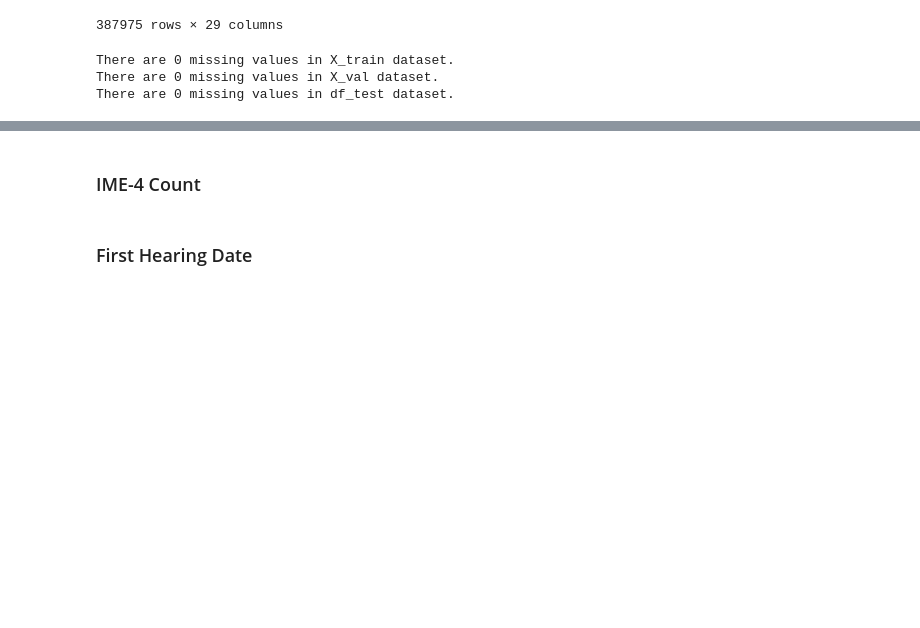
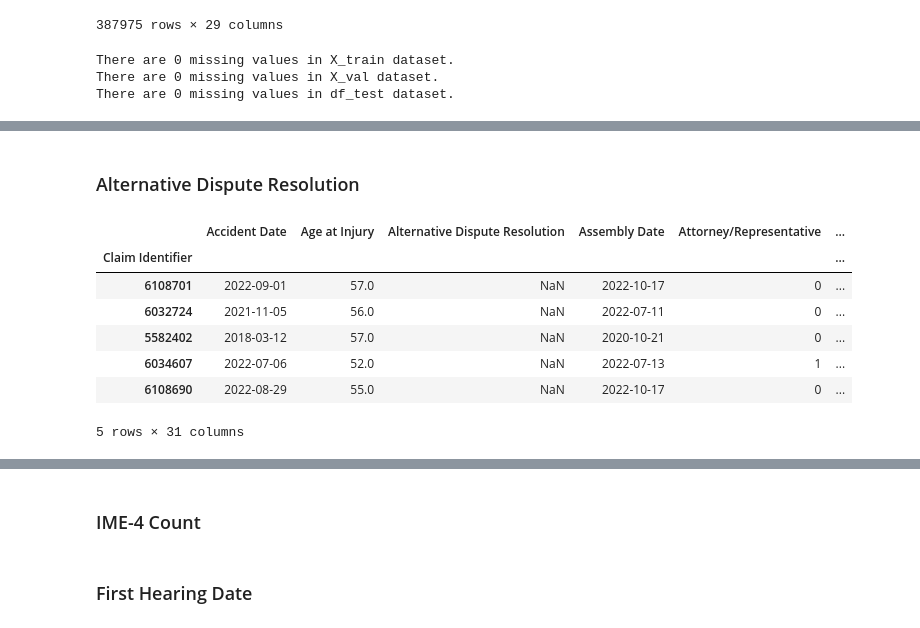
Before and after one commit to JoaoDargent/ML-Project, a Jupyter notebook: 2.DataPreprocess_Knn.ipynb, the cells around one changed output, grey strips where cells are left out. Drawn from its saved outputs; the diff is of its cells as text; code cells hidden in the pictures; blank space fills up the shorter version.

```diff
--- a/2.DataPreprocess_Knn.ipynb
+++ b/2.DataPreprocess_Knn.ipynb
@@ -1228,7 +1291,13 @@ Since there are no critical target variables with a significant amount of rows a
 # %%
 #Filter out the IME-4 Count outliers
 
-X_train = X_train[~X_train.index.isin(ime_outliers.index)]
+X_train = X_train[~X_train.index.isin(ime_outliers_train.index)]
+y_train = y_train.loc[X_train.index]
+
+#Drop with the same logic in validation set
+
+X_val = X_val[~X_val.index.isin(ime_outliers_val.index)]
+y_val = y_val.loc[X_val.index]
 # %% [markdown]
 ### Industry Code / Description
 # %%
@@ -1279,7 +1348,11 @@ We are going to transform the 'Unknown' values into NaN values so that we can fi
 # %%
 #TRanfrom the unknown values to NaN
 
-X_train['Medical Fee Region'] = X_train['Medical Fee Region'].replace('Unknown', np.nan)
+X_train['Medical Fee Region'] = X_train['Medical Fee Region'].replace('UK', np.nan)
+
+#Do the same for the validation set
+
+X_val['Medical Fee Region'] = X_val['Medical Fee Region'].replace('UK', np.nan)
 # %% [markdown]
 ### WCIO Cause of Injury Code / Description
 # %%
@@ -1930,0 +2044,19 @@ There are 0 missing values in df_test dataset.
+# %% [markdown]
+### Alternative Dispute Resolution
+# %%
+#Save the indexes of the missing values in 'Alternative Dispute Resolution' to compare after the imputation
+
+missing_adr_idxs = X_train[X_train['Alternative Dispute Resolution'].isna()].index
+
+#Check them rows
+
+X_train.loc[missing_adr_idxs].head()
+# %% [output]
+|  | Accident Date | Age at Injury | Alternative Dispute Resolution | Assembly Date | Attorney/Representative | ... |
+| Claim Identifier |  |  |  |  |  | ... |
+| 6108701 | 2022-09-01 | 57.0 | NaN | 2022-10-17 | 0 | ... |
+| 6032724 | 2021-11-05 | 56.0 | NaN | 2022-07-11 | 0 | ... |
+| 5582402 | 2018-03-12 | 57.0 | NaN | 2020-10-21 | 0 | ... |
+| 6034607 | 2022-07-06 | 52.0 | NaN | 2022-07-13 | 1 | ... |
+| 6108690 | 2022-08-29 | 55.0 | NaN | 2022-10-17 | 0 | ... |
+5 rows × 31 columns
```
Also changed, not shown: parts of 77 cells of this notebook, 4 other files.
